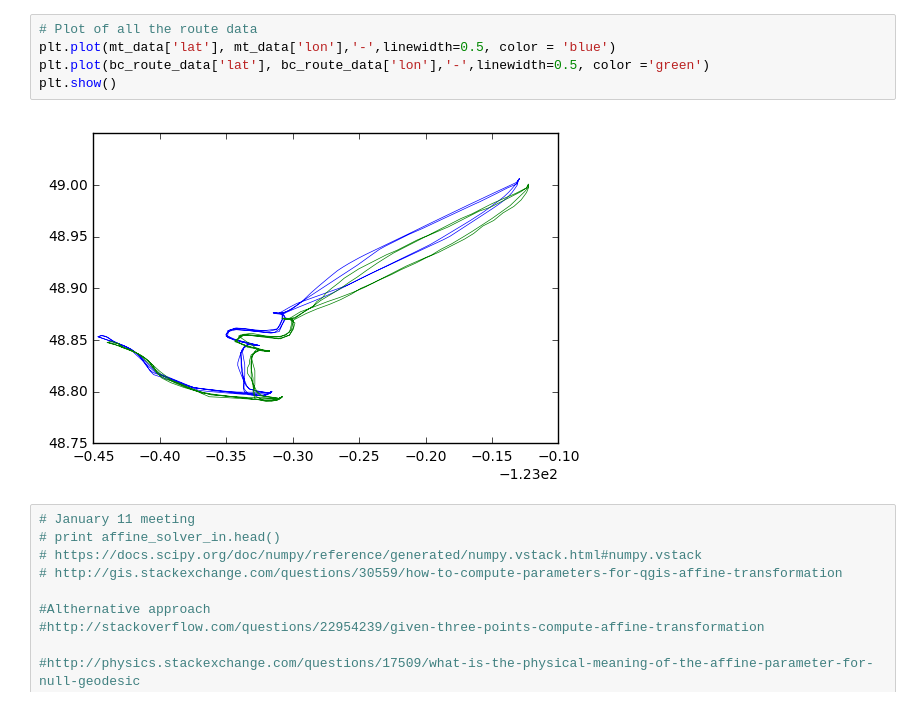
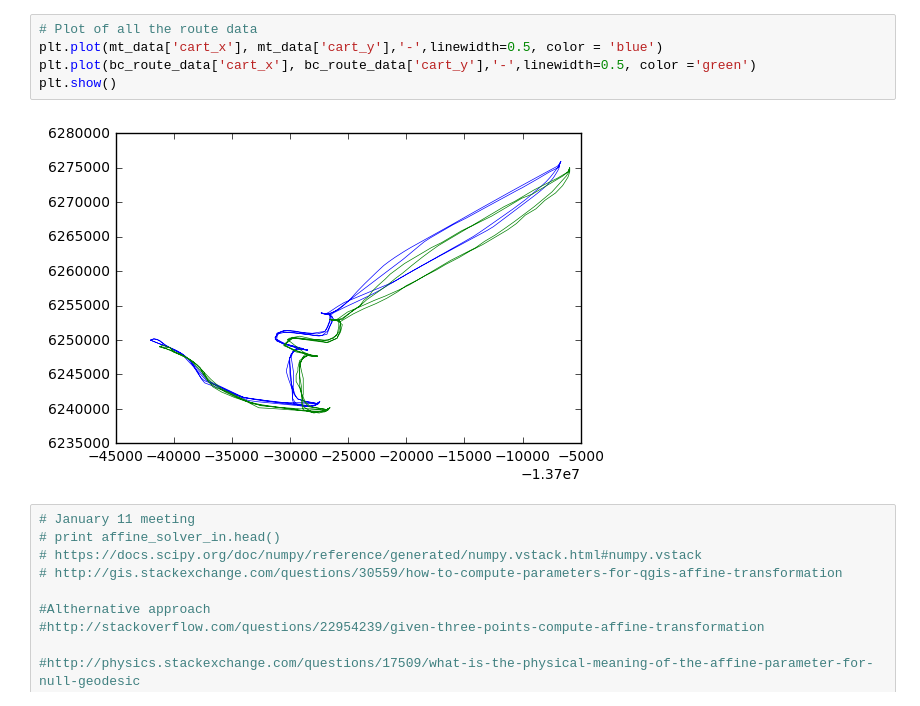
Before and after one commit to sukumargv/hurricane, a Jupyter notebook: src/Data_Analysis.ipynb, the cells around one changed output. Drawn from its saved outputs; the diff is of its cells as text.

Commit message:
Updated the Data analysis ipython notebook for readability.

```diff
--- a/src/Data_Analysis.ipynb
+++ b/src/Data_Analysis.ipynb
@@ -175,10 +178,10 @@ See the caveats in the documentation: http://pandas.pydata.org/pandas-docs/stabl
 # %%
 # Plot of all the route data
-plt.plot(mt_data['lat'], mt_data['lon'],'-',linewidth=0.5, color = 'blue')
-plt.plot(bc_route_data['lat'], bc_route_data['lon'],'-',linewidth=0.5, color ='green')
+plt.plot(mt_data['cart_x'], mt_data['cart_y'],'-',linewidth=0.5, color = 'blue')
+plt.plot(bc_route_data['cart_x'], bc_route_data['cart_y'],'-',linewidth=0.5, color ='green')
 plt.show()
 # %% [output]
-[figure, old version]
+[figure, new version]
 # %%
 # January 11 meeting
 # print affine_solver_in.head()
```
Also changed, not shown: parts of 16 cells of this notebook.
